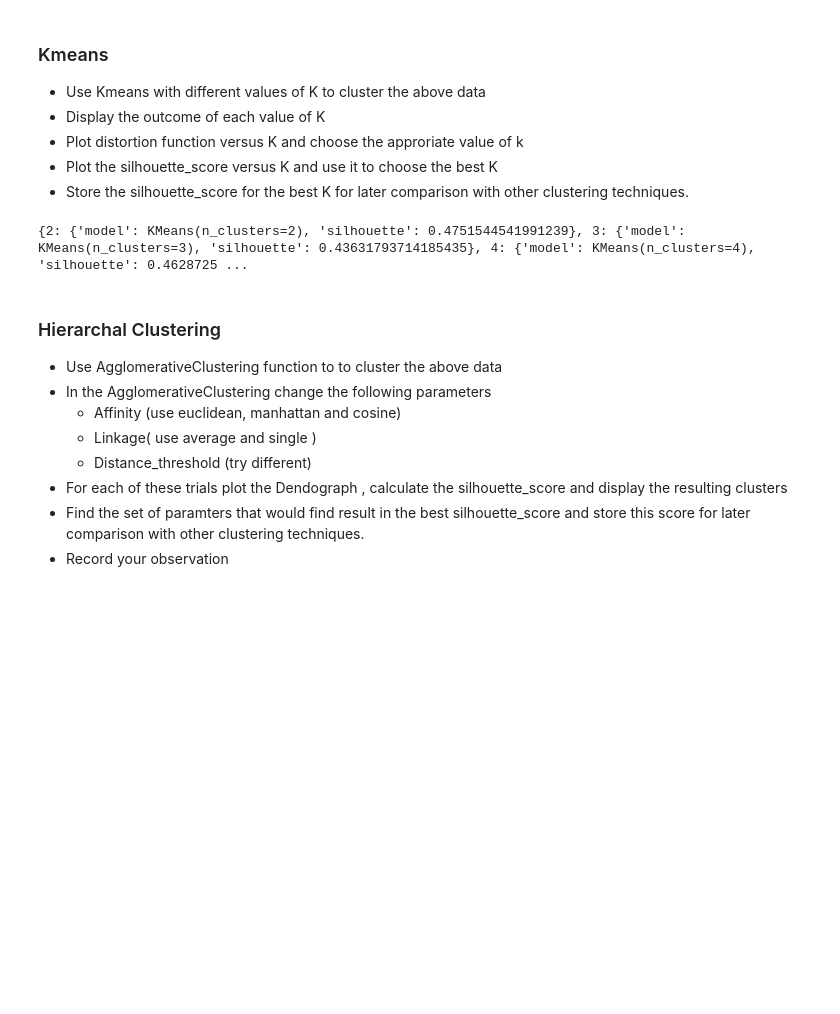
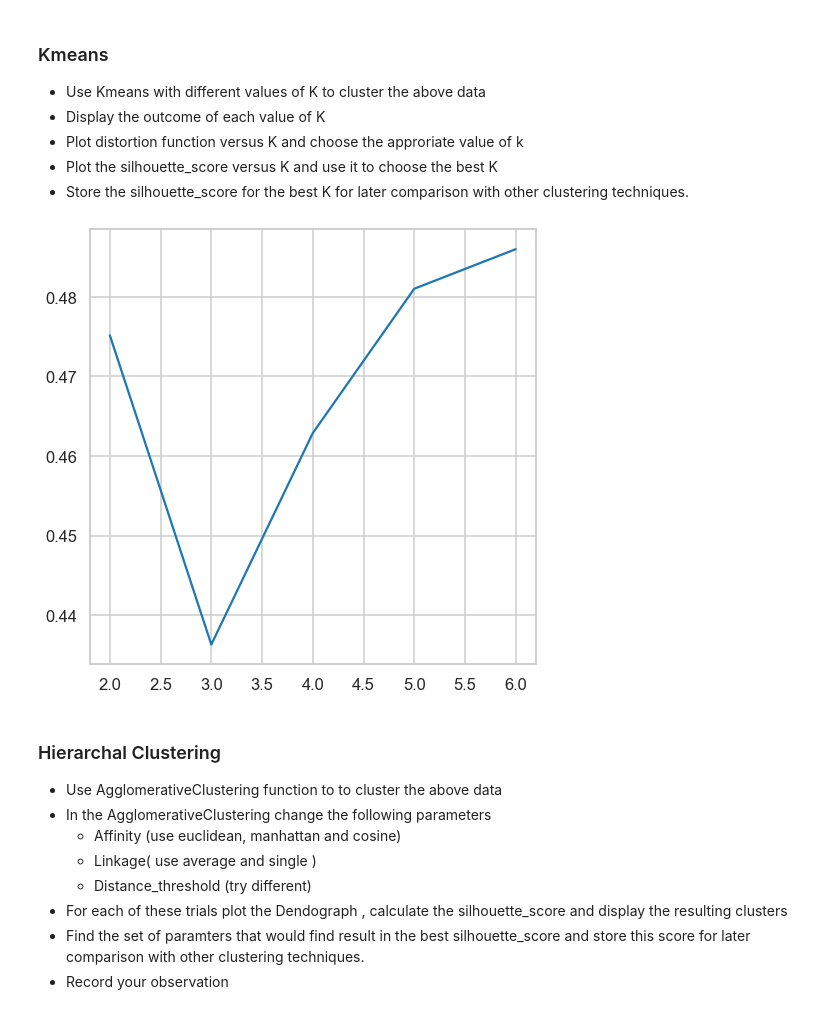
Before and after one commit to ahmednadr/guc-clustering-notebook, a Jupyter notebook: Clustering Project.ipynb, the cells around one changed output. Cells and saved outputs as stored; diff of their text form; code cells hidden in the pictures; blank space fills up the shorter version.

```diff
--- a/Clustering Project.ipynb
+++ b/Clustering Project.ipynb
@@ -76,18 +76,24 @@ display_cluster(Multi_blob_Data)
 * Plot the silhouette_score versus K and use it to choose the best K
 * Store the silhouette_score for the best K for later comparison with other clustering techniques.
 # %%
-from sklearn.cluster import KMeans
-from sklearn.metrics import silhouette_score
+def kmeans(data):
+    from sklearn.cluster import KMeans
+    from sklearn.metrics import silhouette_score
 
-ks = [2, 3, 4, 5, 6]
-results = {}
-for k in ks:
-    kmeans = KMeans(n_clusters=k)
-    kmeans.fit(Multi_blob_Data)
-    results[k] = {'model': kmeans, 'silhouette': silhouette_score(Multi_blob_Data, kmeans.labels_)}
-print(results)
+    ks = [2, 3, 4, 5, 6]
+    results = {}
+    for k in ks:
+        kmeans = KMeans(n_clusters=k)
+        kmeans.fit(data)
+        results[k] = {'model': kmeans, 'silhouette': silhouette_score(data, kmeans.labels_)}
+    return results
+
+r = kmeans(Multi_blob_Data)
+si = [i["silhouette"] for i in r.values()]
+plt.plot(r.keys(),si)
+plt.show()
 # %% [output]
-{2: {'model': KMeans(n_clusters=2), 'silhouette': 0.4751544541991239}, 3: {'model': KMeans(n_clusters=3), 'silhouette': 0.43631793714185435}, 4: {'model': KMeans(n_clusters=4), 'silhouette': 0.4628725 ...
+[figure, added]
 # %% [markdown]
 ### Hierarchal Clustering
 * Use AgglomerativeClustering function to  to cluster the above data
```
Also changed, not shown: parts of 1 cell of this notebook.
